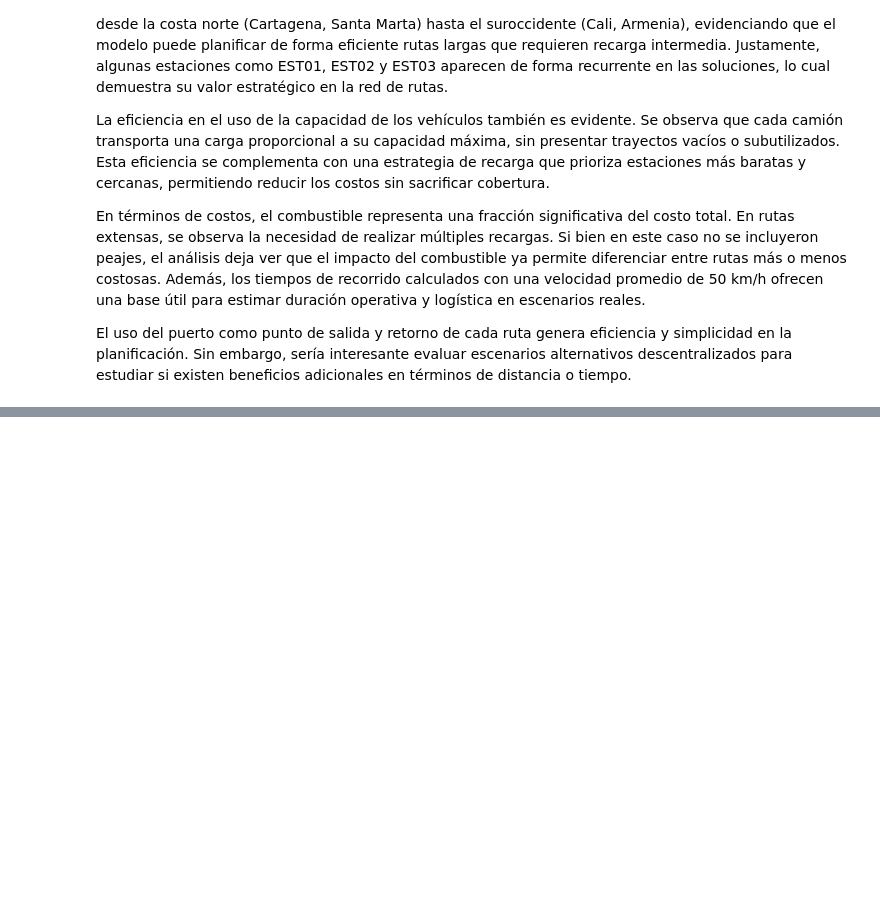
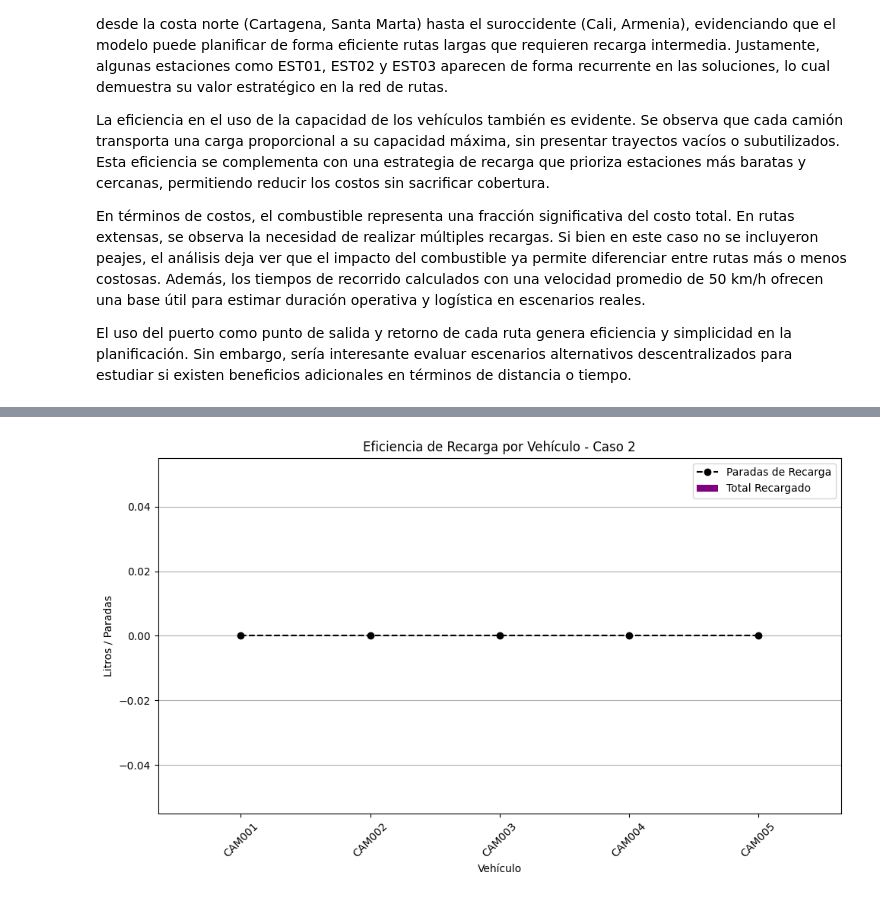
Before and after one commit to gabrielaeescobar/MOS-Proyecto, a Jupyter notebook: caso2.ipynb, the cells around one changed output, grey strips where cells are left out. Saved outputs shown, nothing was run; the diff lists cells and outputs as text; code cells hidden in the pictures; blank space fills up the shorter version.

```diff
--- a/caso2.ipynb
+++ b/caso2.ipynb
@@ -481,0 +511,22 @@ El uso del puerto como punto de salida y retorno de cada ruta genera eficiencia
+# %%
+df["RefuelAmounts"] = df["RefuelAmounts"].fillna("0")
+
+df["TotalLitros"] = df["RefuelAmounts"].apply(
+    lambda x: sum([float(val) for val in str(x).split(" - ") if val.strip() != ""])
+)
+df["RefuelStops"] = pd.to_numeric(df["RefuelStops"], errors="coerce")
+
+plt.figure(figsize=(10, 6))
+plt.bar(df["VehicleId"], df["TotalLitros"], label="Total Recargado", color="purple")
+plt.plot(df["VehicleId"], df["RefuelStops"], label="Paradas de Recarga", marker="o", linestyle="--", color="black")
+
+plt.title("Eficiencia de Recarga por Vehículo - Caso 2")
+plt.xlabel("Vehículo")
+plt.ylabel("Litros / Paradas")
+plt.xticks(rotation=45)
+plt.legend()
+plt.tight_layout()
+plt.grid(axis='y')
+plt.show()
+# %% [output]
+[figure, added]
```
Also changed, not shown: parts of 3 cells of this notebook.
